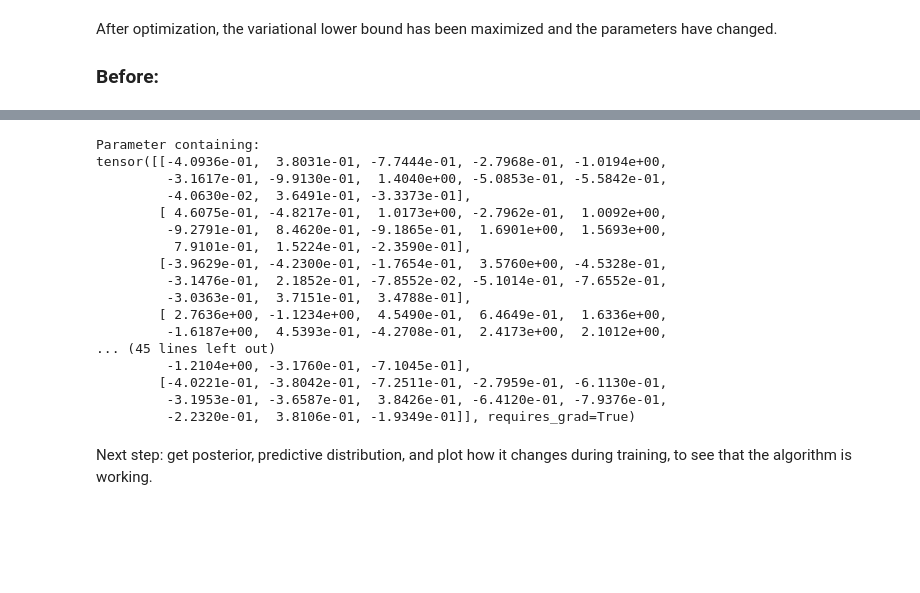
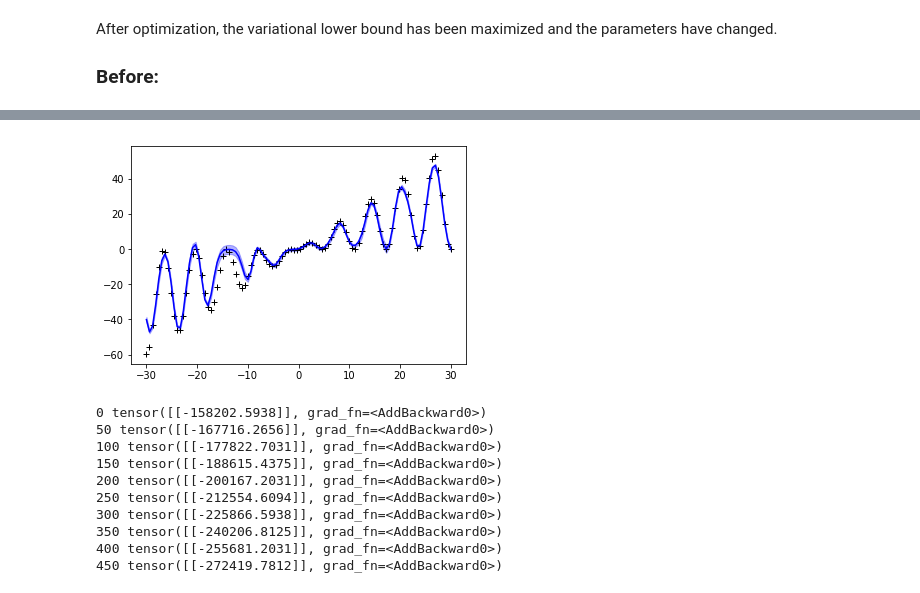
Before and after one commit to andrewfoongyk/variationalgp, a Jupyter notebook: variationalGP.ipynb, the cells around one changed output, grey strips where cells are left out. Cells and saved outputs as stored; diff of their text form; code cells hidden in the pictures; blank space fills up the shorter version.

```diff
--- a/variationalGP.ipynb
+++ b/variationalGP.ipynb
@@ -174,22 +174,18 @@ tensor([0.6132], requires_grad=True)
-# %%
-myGP.Xm
-# %% [output]
-Parameter containing:
-tensor([[-4.0936e-01,  3.8031e-01, -7.7444e-01, -2.7968e-01, -1.0194e+00,
-         -3.1617e-01, -9.9130e-01,  1.4040e+00, -5.0853e-01, -5.5842e-01,
-         -4.0630e-02,  3.6491e-01, -3.3373e-01],
-        [ 4.6075e-01, -4.8217e-01,  1.0173e+00, -2.7962e-01,  1.0092e+00,
-         -9.2791e-01,  8.4620e-01, -9.1865e-01,  1.6901e+00,  1.5693e+00,
-          7.9101e-01,  1.5224e-01, -2.3590e-01],
-        [-3.9629e-01, -4.2300e-01, -1.7654e-01,  3.5760e+00, -4.5328e-01,
-         -3.1476e-01,  2.1852e-01, -7.8552e-02, -5.1014e-01, -7.6552e-01,
-         -3.0363e-01,  3.7151e-01,  3.4788e-01],
-        [ 2.7636e+00, -1.1234e+00,  4.5490e-01,  6.4649e-01,  1.6336e+00,
-         -1.6187e+00,  4.5393e-01, -4.2708e-01,  2.4173e+00,  2.1012e+00,
-... (45 lines left out)
-         -1.2104e+00, -3.1760e-01, -7.1045e-01],
-        [-4.0221e-01, -3.8042e-01, -7.2511e-01, -2.7959e-01, -6.1130e-01,
-         -3.1953e-01, -3.6587e-01,  3.8426e-01, -6.4120e-01, -7.9376e-01,
-         -2.2320e-01,  3.8106e-01, -1.9349e-01]], requires_grad=True)
-# %% [markdown]
-Next step: get posterior, predictive distribution, and plot how it changes during training, to see that the algorithm is working.
+# %%
+pred_mean, pred_covar = myGP.posterior_predictive(Xn)
+plot_GP(pred_mean,pred_covar,Xn,Yn,Xn)
+# %% [output]
+[figure, added]
+# %%
+myGP.optimize_parameters(500,'Adam')
+# %% [output]
+0 tensor([[-158202.5938]], grad_fn=<AddBackward0>)
+50 tensor([[-167716.2656]], grad_fn=<AddBackward0>)
+100 tensor([[-177822.7031]], grad_fn=<AddBackward0>)
+150 tensor([[-188615.4375]], grad_fn=<AddBackward0>)
+200 tensor([[-200167.2031]], grad_fn=<AddBackward0>)
+250 tensor([[-212554.6094]], grad_fn=<AddBackward0>)
+300 tensor([[-225866.5938]], grad_fn=<AddBackward0>)
+350 tensor([[-240206.8125]], grad_fn=<AddBackward0>)
+400 tensor([[-255681.2031]], grad_fn=<AddBackward0>)
+450 tensor([[-272419.7812]], grad_fn=<AddBackward0>)
```
Also changed, not shown: parts of 21 cells of this notebook.
